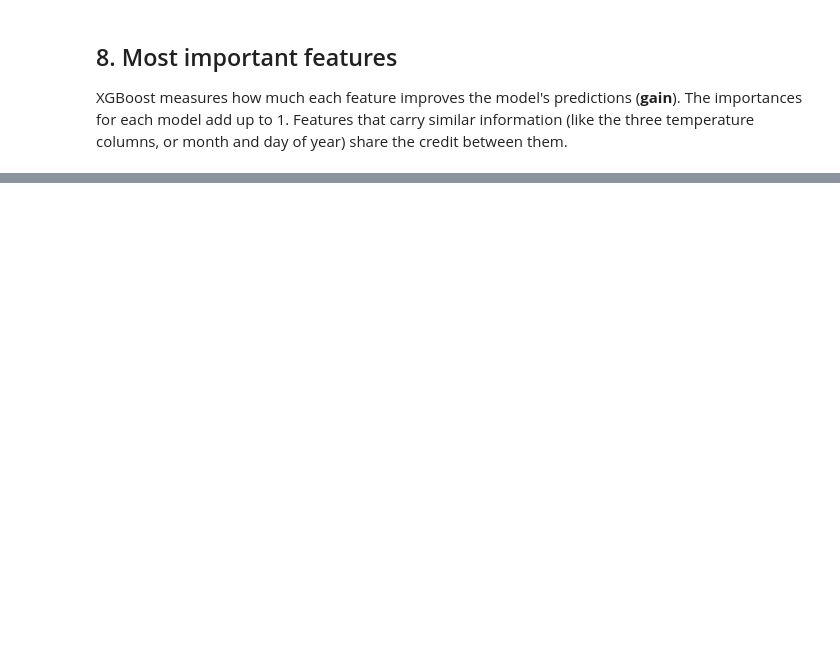
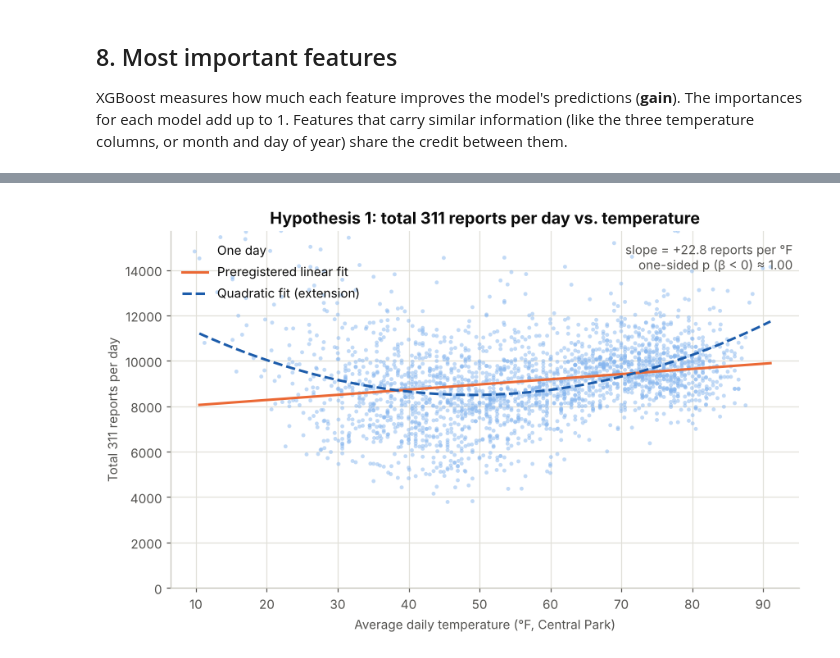
Before and after one commit to Tavnik-7-8-22/INFO2950-Project, a Jupyter notebook: complaints_weather_analysis.ipynb, the cells around one changed output, grey strips where cells are left out. Drawn from its saved outputs; the diff is of its cells as text; code cells hidden in the pictures; blank space fills up the shorter version.

```diff
--- a/complaints_weather_analysis.ipynb
+++ b/complaints_weather_analysis.ipynb
@@ -825,0 +1100,12 @@ is really a "winter" effect.
+# %%
+h1_models = {
+    "Preregistered: OLS, temperature only": smf.ols("REQUESTS ~ CP_TAVG", totals_daily).fit(),
+    "Same model, HAC (Newey-West) errors": smf.ols("REQUESTS ~ CP_TAVG", totals_daily).fit(**HAC),
+    "Extension: + weekday, holiday, year (HAC)": smf.ols(f"REQUESTS ~ CP_TAVG + {CALENDAR}", totals_daily).fit(**HAC),
+    # reviewer question 2: does snowfall explain part of the temperature relationship?
+    "Extension: + snowfall, weekday, holiday, year (HAC)":
+        smf.ols(f"REQUESTS ~ CP_TAVG + CP_SNOW + {CALENDAR}", totals_daily).fit(**HAC),
+}
+h1_table = pd.DataFrame([coefficient_row(label, model, "CP_TAVG", "negative") for label, model in h1_models.items()])
+h1_table.set_index("model").round({"coefficient (reports/day)": 1, "95% CI low": 1, "95% CI high": 1,
+                                   "t": 2, "one-sided p": 4, "R²": 3})
@@ -825,0 +1154,24 @@ is really a "winter" effect.
+# %%
+fig, ax = plt.subplots(figsize=(8, 5))
+ax.scatter(totals_daily["CP_TAVG"], totals_daily["REQUESTS"], s=10, color=LIGHT_BLUE, alpha=0.5,
+           edgecolors="none", label="One day")
+
+grid = pd.DataFrame({"CP_TAVG": np.linspace(totals_daily["CP_TAVG"].min(), totals_daily["CP_TAVG"].max(), 100)})
+linear_fit = h1_models["Preregistered: OLS, temperature only"].predict(grid)
+quadratic_fit = smf.ols("REQUESTS ~ CP_TAVG + I(CP_TAVG ** 2)", totals_daily).fit().predict(grid)
+ax.plot(grid["CP_TAVG"], linear_fit, color=ORANGE, linewidth=2, label="Preregistered linear fit")
+ax.plot(grid["CP_TAVG"], quadratic_fit, color=DARK_BLUE, linewidth=2, linestyle="--", label="Quadratic fit (extension)")
+
+beta = h1_models["Preregistered: OLS, temperature only"].params["CP_TAVG"]
+ax.text(0.99, 0.97, f"slope = {beta:+.1f} reports per °F\none-sided p (β < 0) ≈ 1.00",
+        transform=ax.transAxes, ha="right", va="top", color=MUTED_INK)
+ax.set_ylim(0, totals_daily["REQUESTS"].quantile(0.995))
+ax.set_title("Hypothesis 1: total 311 reports per day vs. temperature")
+ax.set_xlabel("Average daily temperature (°F, Central Park)")
+ax.set_ylabel("Total 311 reports per day")
+ax.legend(loc="upper left")
+plt.tight_layout()
+fig.savefig("figures/h1_total_vs_temperature.png", dpi=150)
+plt.show()
+# %% [output]
+[figure, added]
```
Also changed, not shown: parts of 45 cells of this notebook, 15 other files.
